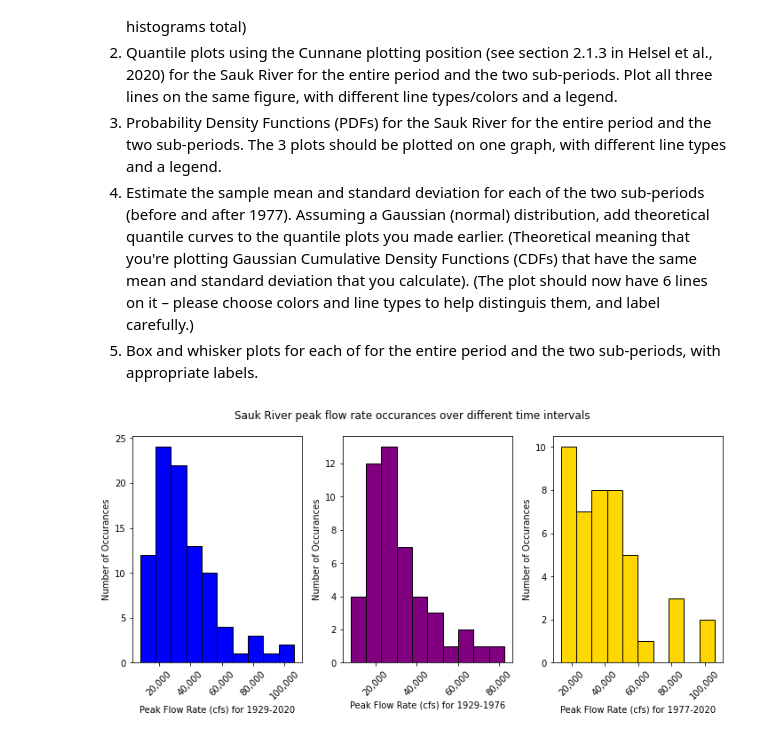
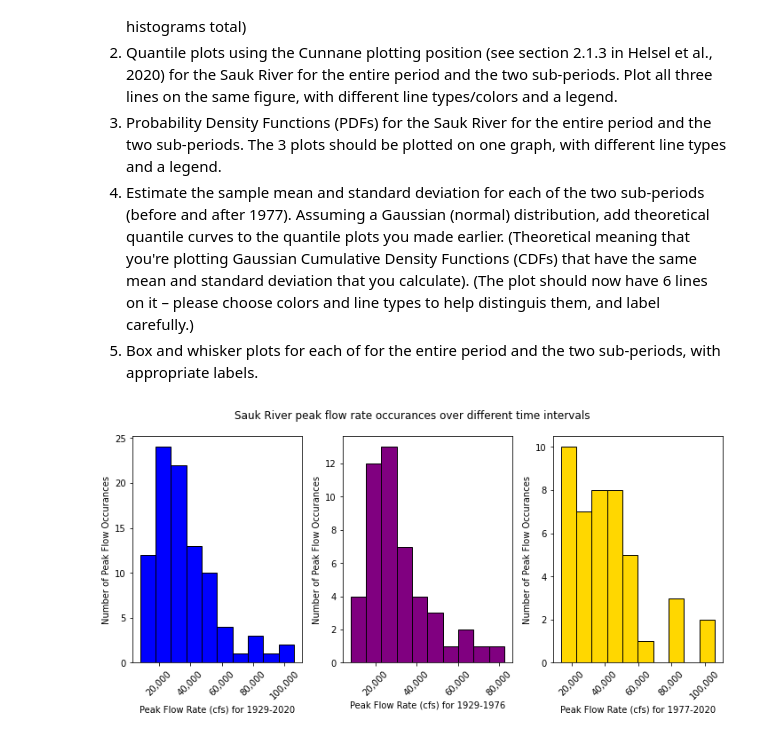
Before and after one commit to dlhogan97/CEWA565, a Jupyter notebook: Week-1/HW-1/HW-1-dlhogan.ipynb, the cells around one changed output. Drawn from its saved outputs; the diff is of its cells as text; code cells hidden in the pictures.

```diff
--- a/Week-1/HW-1/HW-1-dlhogan.ipynb
+++ b/Week-1/HW-1/HW-1-dlhogan.ipynb
@@ -68,24 +68,3 @@ We know that in water year 1977, there was a large PDO shift in the North Pacifi
 # genarate pre and post 1977 Sauk River datasets
 sauk_peaks_pre_1977 = sauk_peaks[sauk_peaks['water_year']<1977]
 sauk_peaks_post_1977 = sauk_peaks[sauk_peaks['water_year']>=1977]
-# %%
-# store each dataframe in dictionary for later reference
-sauk_river_peaks = {'1929-2020':sauk_peaks,
-                    '1929-1976':sauk_peaks_pre_1977,
-                    '1977-2020':sauk_peaks_post_1977}
-# B.1. Plot histograms
-# set up subplots
-fig, axs = plt.subplots(1,3, figsize=(10,5), tight_layout=True)
-fig.suptitle('Sauk River peak flow rate occurances over different time intervals')
-colour = ['b','purple','gold']
-# specify number of bins for histogram
-nbins = 10
-# for loop used to plot histograms for each time series of Sauk River peak data
-for i,(dates,df) in enumerate(sauk_river_peaks.items()):
-    axs[i].hist(df['peak_va'], nbins, fc=colour[i], ec='black')
-    axs[i].set_xlabel('Peak Flow Rate (cfs) for {}'.format(dates))
-    axs[i].set_ylabel('Number of Occurances')
-    axs[i].set_xticklabels(axs[i].get_xticks(), rotation = 45) # reference 1
-    axs[i].get_xaxis().set_major_formatter(mticker.FuncFormatter(lambda x, p: format(int(x), ','))) # reference 2
-# %% [output]
-[figure, removed]
@@ -92,3 +76,20 @@ for i,(dates,df) in enumerate(sauk_river_peaks.items()):
+# %%
+# B.1. Plot histograms
+# set up subplots
+fig, axs = plt.subplots(1,3, figsize=(10,5), tight_layout=True)
+fig.suptitle('Sauk River peak flow rate occurances over different time intervals')
+colour = ['b','purple','gold']
+# specify number of bins for histogram
+nbins = 10
+# for loop used to plot histograms for each time series of Sauk River peak data
+for i,(dates,df) in enumerate(sauk_river_peaks.items()):
+    axs[i].hist(df['peak_va'], nbins, fc=colour[i], ec='black')
+    axs[i].set_xlabel('Peak Flow Rate (cfs) for {}'.format(dates))
+    axs[i].set_ylabel('Number of Peak Flow Occurances')
+    axs[i].set_xticklabels(axs[i].get_xticks(), rotation = 45) # reference 1
+    axs[i].get_xaxis().set_major_formatter(mticker.FuncFormatter(lambda x, p: format(int(x), ','))) # reference 2
+# %% [output]
+[figure, added]
 # %%
 # This function requires that the input is a pandas dataframe, with column names, and an integer index
 # It returns a copy of the dataframe with an extra column added that has the Cunnane plotting positions
```
Also changed, not shown: parts of 7 cells of this notebook, 3 other files.
